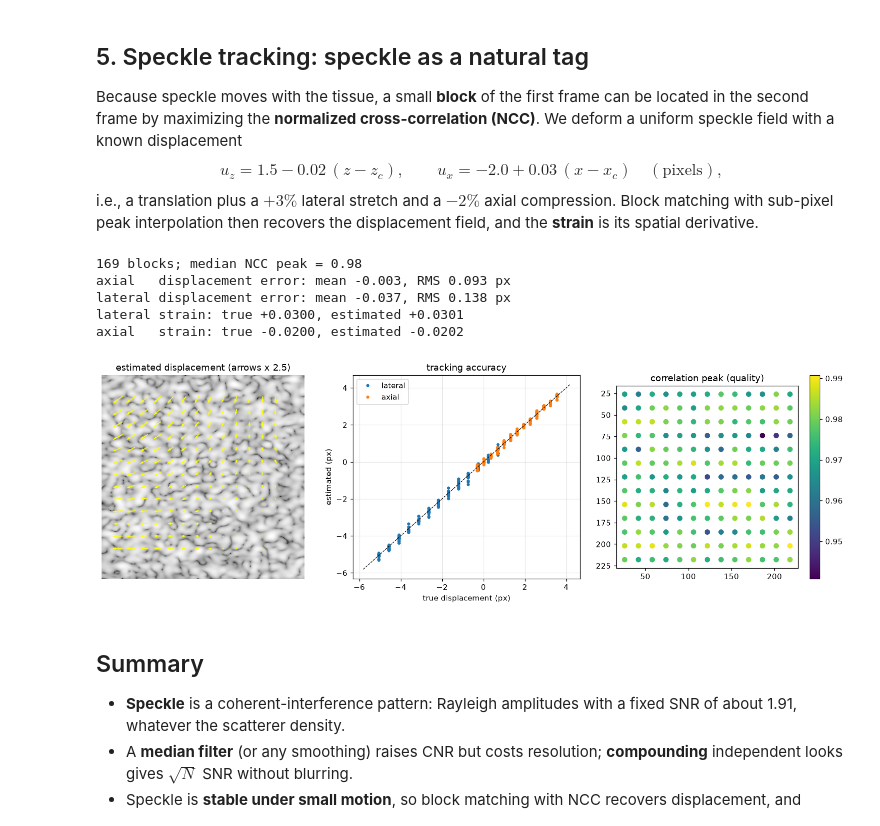
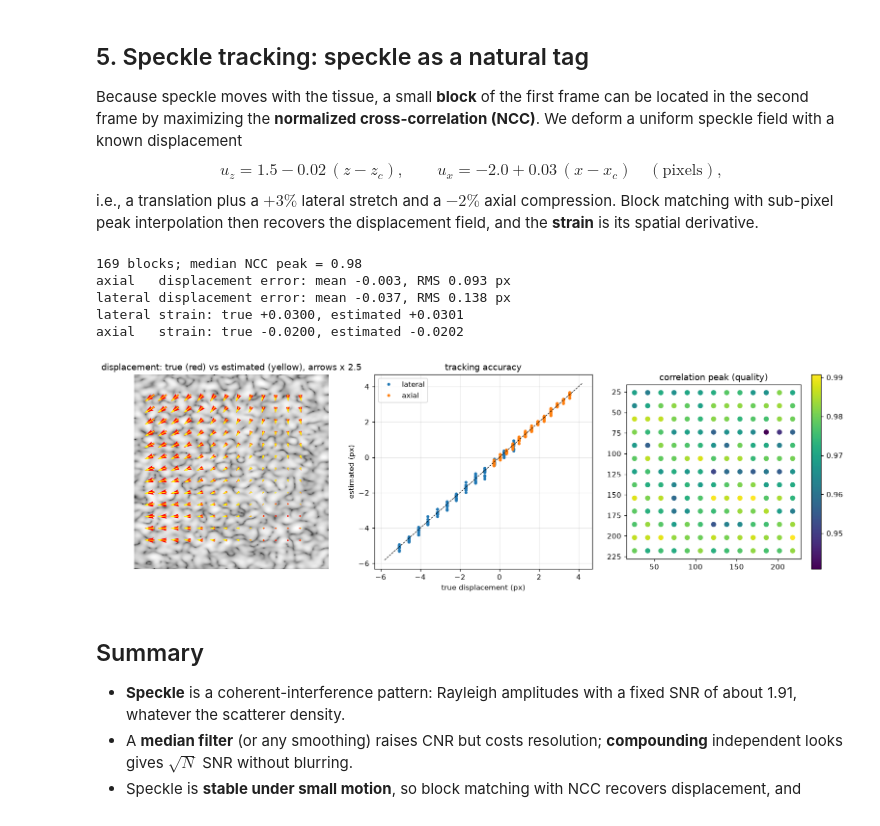
Before and after one commit to menonpg/BIOENG1340-2026, a Jupyter notebook: Week13/Ultrasound_Speckle_Tracking.ipynb, the cells around one changed output. Drawn from its saved outputs; the diff is of its cells as text; code cells hidden in the pictures.

Commit message:
Week13 L2 (Nov 19): midterm presentations, notebook walkthrough notes; clearer tracking figure

```diff
--- a/Week13/Ultrasound_Speckle_Tracking.ipynb
+++ b/Week13/Ultrasound_Speckle_Tracking.ipynb
@@ -237,36 +237,37 @@ def track(f0img, f1img, bs=32, search=10, step=16):
 
 res = track(frame0, frame1)
 zb, xb, dz_est, dx_est, peak = res.T
 true = displacement(np.stack([zb, xb], axis=1))
 err_z, err_x = dz_est - true[:, 0], dx_est - true[:, 1]
 print(f"{len(res)} blocks; median NCC peak = {np.median(peak):.2f}")
 print(f"axial   displacement error: mean {err_z.mean():+.3f}, RMS {np.sqrt(np.mean(err_z**2)):.3f} px")
 print(f"lateral displacement error: mean {err_x.mean():+.3f}, RMS {np.sqrt(np.mean(err_x**2)):.3f} px")
 
 # strain = slope of displacement vs position
 ex_hat = np.polyfit(xb, dx_est, 1)[0]
 ez_hat = np.polyfit(zb, dz_est, 1)[0]
 print(f"lateral strain: true {ex:+.4f}, estimated {ex_hat:+.4f}")
 print(f"axial   strain: true {ez:+.4f}, estimated {ez_hat:+.4f}")
 
 fig, ax = plt.subplots(1, 3, figsize=(14, 4.6))
 ax[0].imshow(log_compress(frame0), cmap='gray', vmin=-50, vmax=0)
-ax[0].quiver(xb, zb, dx_est, dz_est, color='yellow', angles='xy', scale_units='xy', scale=0.4, width=0.004)
-ax[0].set_title('estimated displacement (arrows x 2.5)'); ax[0].axis('off')
+ax[0].quiver(xb, zb, true[:, 1], true[:, 0], color='red', angles='xy', scale_units='xy', scale=0.4, width=0.009, label='true')
+ax[0].quiver(xb, zb, dx_est, dz_est, color='yellow', angles='xy', scale_units='xy', scale=0.4, width=0.004, label='estimated')
+ax[0].set_title('displacement: true (red) vs estimated (yellow), arrows x 2.5'); ax[0].axis('off')
 ax[1].plot(true[:, 1], dx_est, '.', label='lateral'); ax[1].plot(true[:, 0], dz_est, '.', label='axial')
 lim = [min(true.min(), dz_est.min(), dx_est.min()) - 0.5, max(true.max(), dz_est.max(), dx_est.max()) + 0.5]
 ax[1].plot(lim, lim, 'k--', lw=0.8); ax[1].set(xlabel='true displacement (px)', ylabel='estimated (px)', title='tracking accuracy')
 ax[1].legend(); ax[1].grid(True, alpha=0.3)
 sc = ax[2].scatter(xb, zb, c=peak, cmap='viridis'); ax[2].invert_yaxis(); ax[2].set_title('correlation peak (quality)')
 fig.colorbar(sc, ax=ax[2]); ax[2].set_aspect('equal')
 plt.tight_layout(); plt.show()
 # %% [output]
 169 blocks; median NCC peak = 0.98
 axial   displacement error: mean -0.003, RMS 0.093 px
 lateral displacement error: mean -0.037, RMS 0.138 px
 lateral strain: true +0.0300, estimated +0.0301
 axial   strain: true -0.0200, estimated -0.0202
-[figure, old version]
+[figure, new version]
 # %% [markdown]
 ## Summary
 
```
Also changed, not shown: 9 other files.
